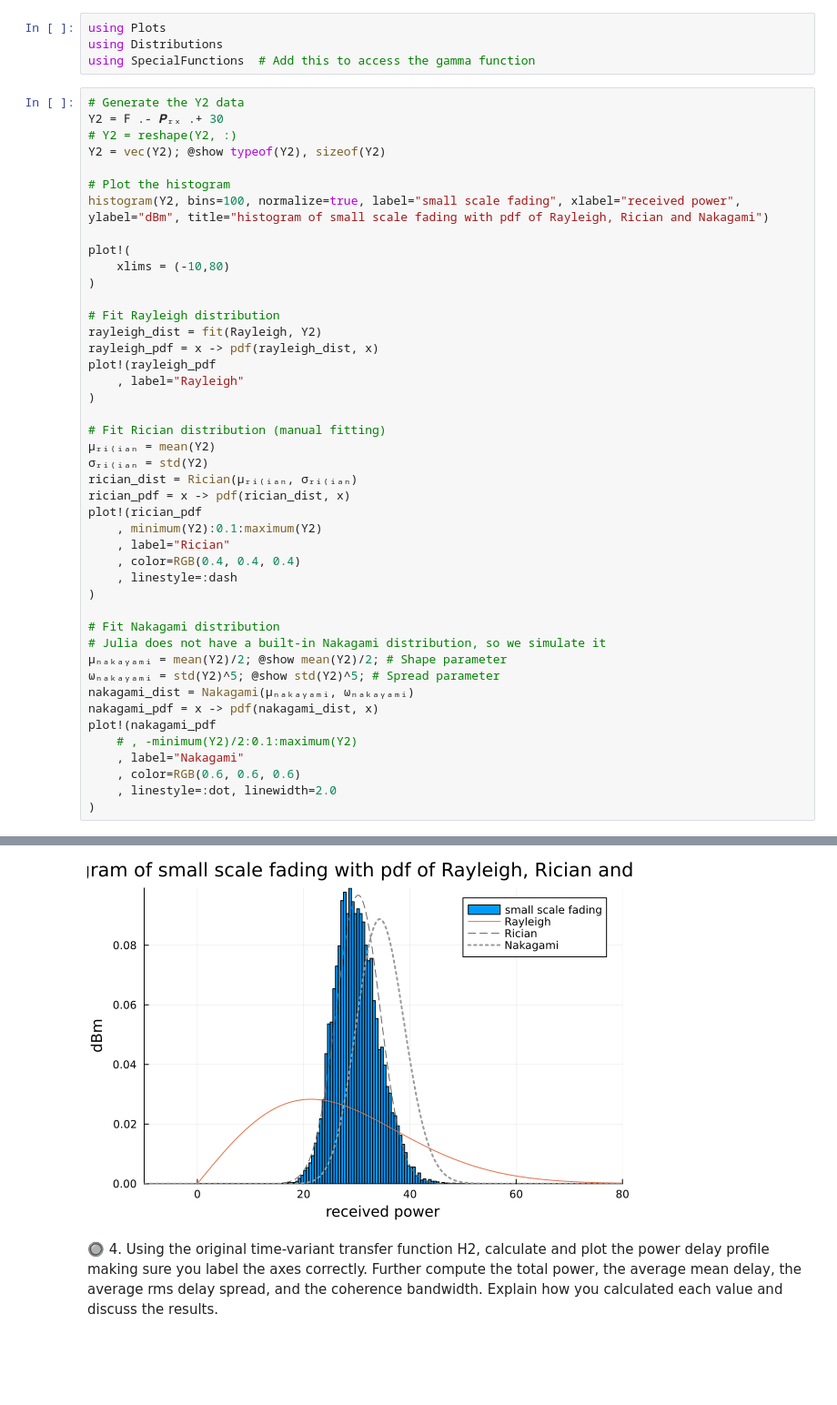
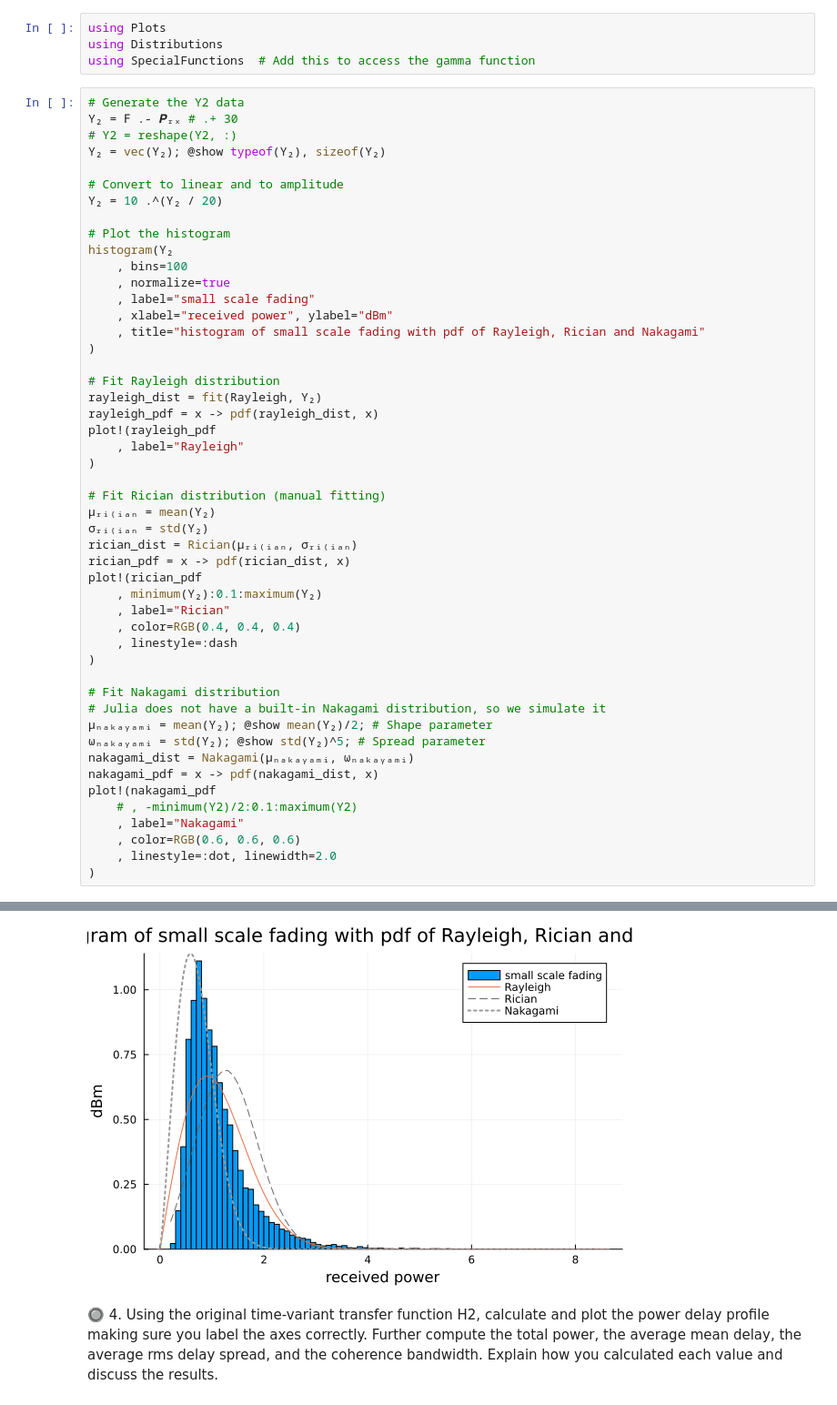
Before and after one commit to setrar/RADIO, a Jupyter notebook: Assignements/2/REPORT.ipynb, the cells around one changed output, grey strips where cells are left out. Shown at 91% size. Saved outputs shown, nothing was run; the diff lists cells and outputs as text; blank space fills up the shorter version.

```diff
--- a/Assignements/2/REPORT.ipynb
+++ b/Assignements/2/REPORT.ipynb
@@ -139,31 +106,36 @@ using Distributions
 using SpecialFunctions  # Add this to access the gamma function
 # %%
 # Generate the Y2 data
-Y2 = 𝖥 .- 𝑷ᵣₓ .+ 30
+Y₂ = 𝖥 .- 𝑷ᵣₓ # .+ 30
 # Y2 = reshape(Y2, :)
-Y2 = vec(Y2); @show typeof(Y2), sizeof(Y2)
+Y₂ = vec(Y₂); @show typeof(Y₂), sizeof(Y₂)
+
+# Convert to linear and to amplitude
+Y₂ = 10 .^(Y₂ / 20)
 
 # Plot the histogram
-histogram(Y2, bins=100, normalize=true, label="small scale fading", xlabel="received power", ylabel="dBm", title="histogram of small scale fading with pdf of Rayleigh, Rician and Nakagami")
-
-plot!(
-    xlims = (-10,80)
+histogram(Y₂
+    , bins=100
+    , normalize=true
+    , label="small scale fading"
+    , xlabel="received power", ylabel="dBm"
+    , title="histogram of small scale fading with pdf of Rayleigh, Rician and Nakagami"
 )
 
 # Fit Rayleigh distribution
-rayleigh_dist = fit(Rayleigh, Y2)
+rayleigh_dist = fit(Rayleigh, Y₂)
 rayleigh_pdf = x -> pdf(rayleigh_dist, x)
 plot!(rayleigh_pdf
     , label="Rayleigh"
 )
 
 # Fit Rician distribution (manual fitting)
-μᵣᵢ₍ᵢₐₙ = mean(Y2)
-σᵣᵢ₍ᵢₐₙ = std(Y2)
+μᵣᵢ₍ᵢₐₙ = mean(Y₂)
+σᵣᵢ₍ᵢₐₙ = std(Y₂)
 rician_dist = Rician(μᵣᵢ₍ᵢₐₙ, σᵣᵢ₍ᵢₐₙ)
 rician_pdf = x -> pdf(rician_dist, x)
 plot!(rician_pdf
-    , minimum(Y2):0.1:maximum(Y2)
+    , minimum(Y₂):0.1:maximum(Y₂)
     , label="Rician"
     , color=RGB(0.4, 0.4, 0.4)
     , linestyle=:dash
@@ -171,8 +143,8 @@ plot!(rician_pdf
 
 # Fit Nakagami distribution
 # Julia does not have a built-in Nakagami distribution, so we simulate it
-μₙₐₖₐᵧₐₘᵢ = mean(Y2)/2; @show mean(Y2)/2; # Shape parameter
-ωₙₐₖₐᵧₐₘᵢ = std(Y2)^5; @show std(Y2)^5; # Spread parameter
+μₙₐₖₐᵧₐₘᵢ = mean(Y₂); @show mean(Y₂)/2; # Shape parameter
+ωₙₐₖₐᵧₐₘᵢ = std(Y₂); @show std(Y₂)^5; # Spread parameter
 nakagami_dist = Nakagami(μₙₐₖₐᵧₐₘᵢ, ωₙₐₖₐᵧₐₘᵢ)
 nakagami_pdf = x -> pdf(nakagami_dist, x)
 plot!(nakagami_pdf
@@ -188,4 +160,4 @@ std(Y2) ^ 5 = 1218.330380117471
-[figure, old version]
+[figure, new version]
 # %% [markdown]
 &#x1F518; 4. Using the original time-variant transfer function H2, calculate and plot the power delay profile making sure you label the axes correctly. Further compute the total power, the average mean delay, the average rms delay spread, and the coherence bandwidth. Explain how you calculated each value and discuss the results.
 # %% [markdown]
```
Also changed, not shown: parts of 3 cells of this notebook.
